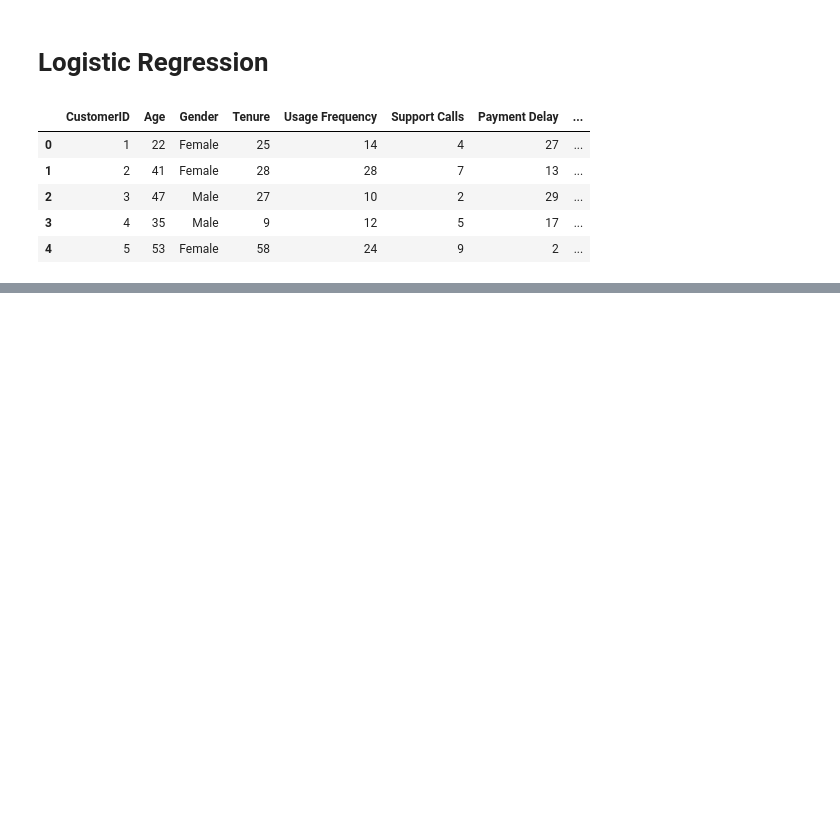
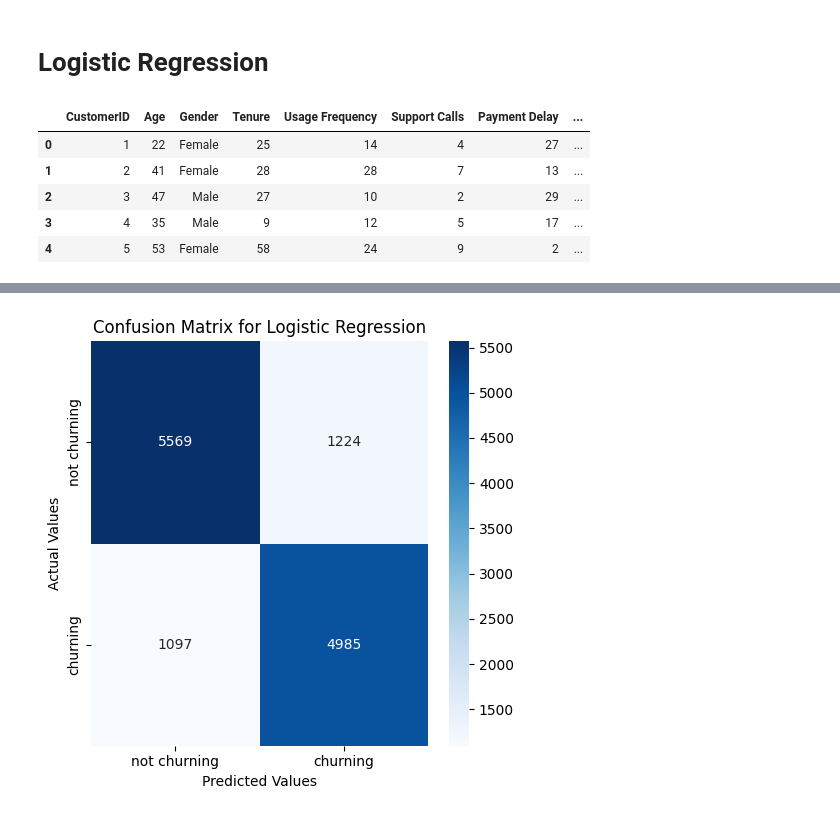
Before and after one commit to kierstenkonig/444Project, a Jupyter notebook: Project.ipynb, the cells around one changed output, grey strips where cells are left out. Drawn from its saved outputs; the diff is of its cells as text; code cells hidden in the pictures; blank space fills up the shorter version.

Commit message:
confusion matrix to visualize logistic regression

```diff
--- a/Project.ipynb
+++ b/Project.ipynb
@@ -47,8 +45,8 @@ dtype: int64
 # remove non-numeric columns
 data = data.select_dtypes(include=[np.number])
 # %%
-# feauture matrix and target vector
-X = data.drop(columns=['Churn'])
+# feature matrix and target vector
+X = data[['CustomerID', 'Churn']]
 y = data['Churn']
 
 print(X.head())
@@ -74,4 +65,21 @@ print(y.head())
 4    0
 Name: Churn, dtype: int64
 # %%
-# import L
+# Implementing Logistic Regression
+# Split the data into training and testing sets
+from sklearn.model_selection import train_test_split
+X_train, X_test, y_train, y_test = train_test_split(X, y, test_size=0.2, random_state=42)
+
+# Train the logistic regression model
+from sklearn.linear_model import LogisticRegression
+model = LogisticRegression(max_iter=2000)
+model.fit(X_train, y_train)
+
+# Make predictions
+y_pred = model.predict(X_test)
+
+# Evaluate the model
+from sklearn.metrics import classification_report
+
+# Classification report
+print("Classification Report:\n", classification_report(y_test, y_pred))
@@ -77,0 +96,18 @@ Name: Churn, dtype: int64
+# %%
+from sklearn.metrics import confusion_matrix
+
+cm_lr = confusion_matrix(y_test, y_pred)
+fig, axes = plt.subplots(figsize=(5,5))
+
+sns.heatmap(cm_lr, xticklabels=['not churning', 'churning'],
+            yticklabels=['not churning', 'churning'],
+            cmap='Blues', annot=True, fmt='d', ax=axes)
+
+axes.set_title('Confusion Matrix for Logistic Regression')
+axes.set_xlabel('Predicted Values')
+axes.set_ylabel('Actual Values')
+
+plt.tight_layout()
+plt.show()
+# %% [output]
+[figure, added]
```
Also changed, not shown: parts of 4 cells of this notebook.
